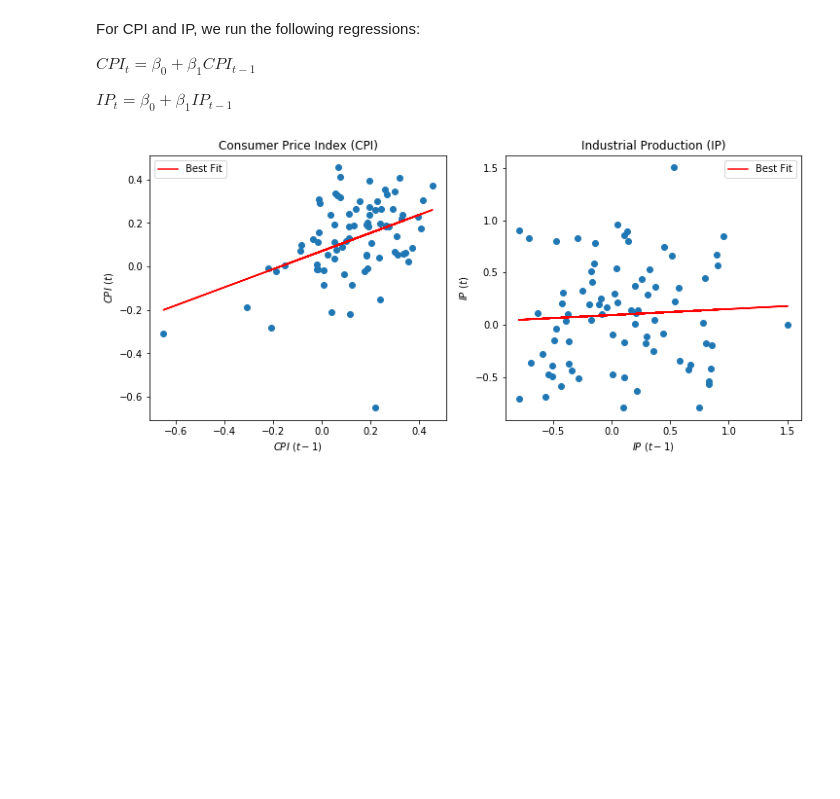
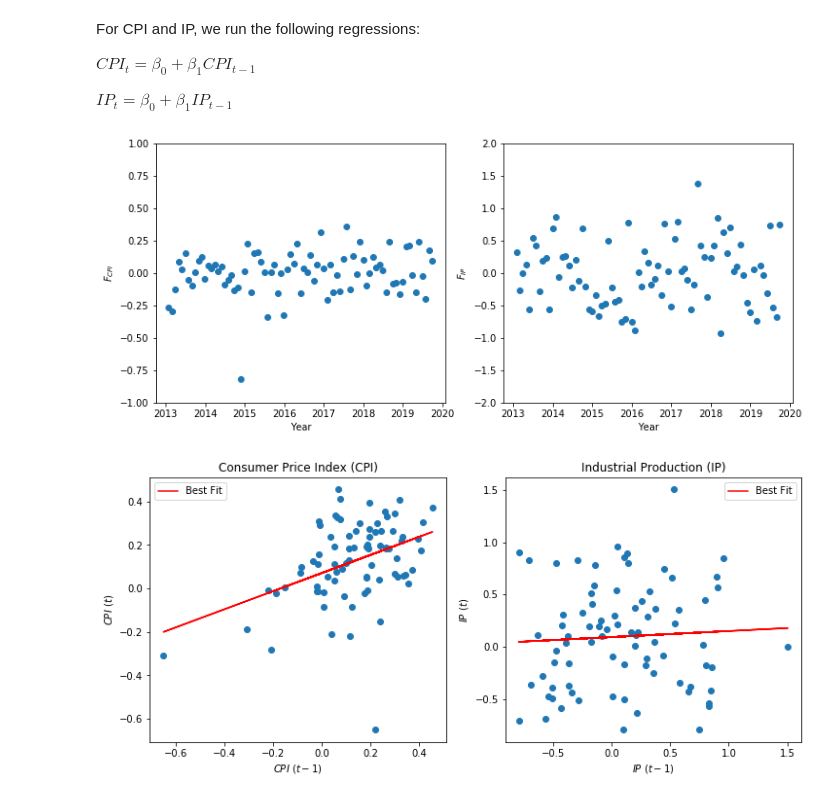
Before and after one commit to alpakpinar/PY538_Econophysics, a Jupyter notebook: HW3/HW3_prob2.ipynb, the cells around one changed output. Cells and saved outputs as stored; diff of their text form; code cells hidden in the pictures; blank space fills up the shorter version.

```diff
--- a/HW3/HW3_prob2.ipynb
+++ b/HW3/HW3_prob2.ipynb
@@ -62,6 +62,22 @@ beta_ip_1 = model_ip.params['IndProd_1']
 # The difference between the forecast and the actual return
 f_cpi = model_cpi.resid.rename('F_CPI')
 f_ip = model_ip.resid.rename('F_IP')
+# %%
+# Plot time series
+fig, (ax1, ax2) = plt.subplots(1,2,figsize=(12,5))
+ax1.plot(f_cpi, 'o')
+ax1.set_ylim(-1,1)
+ax1.set_xlabel('Year')
+ax1.set_ylabel(r'$F_{CPI}$')
+
+ax2.plot(f_ip, 'o')
+ax2.set_ylim(-2,2)
+ax2.set_xlabel('Year')
+ax2.set_ylabel(r'$F_{IP}$')
+
+fig.savefig('../output/f_cpi_ip.pdf')
+# %% [output]
+[figure, added]
 # %%
 # Plot regression results for CPI and IP
 fig, (ax1, ax2) = plt.subplots(1,2,figsize=(12,5))
```
